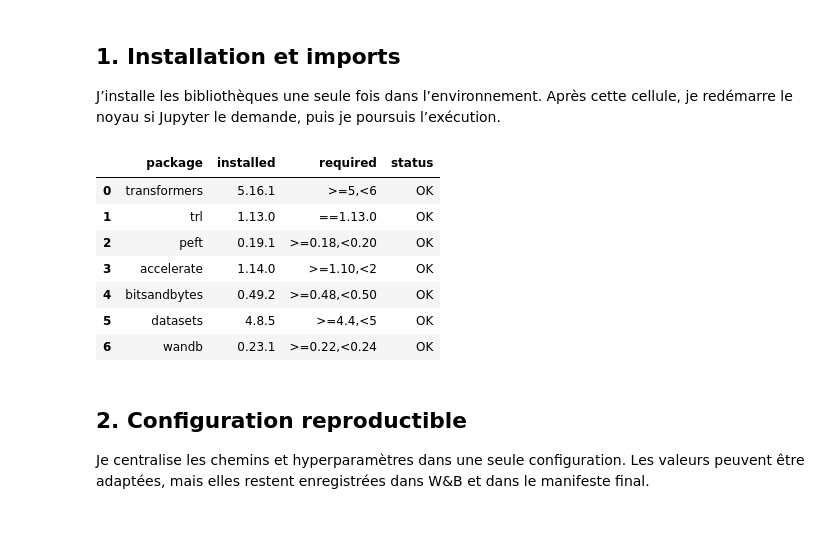
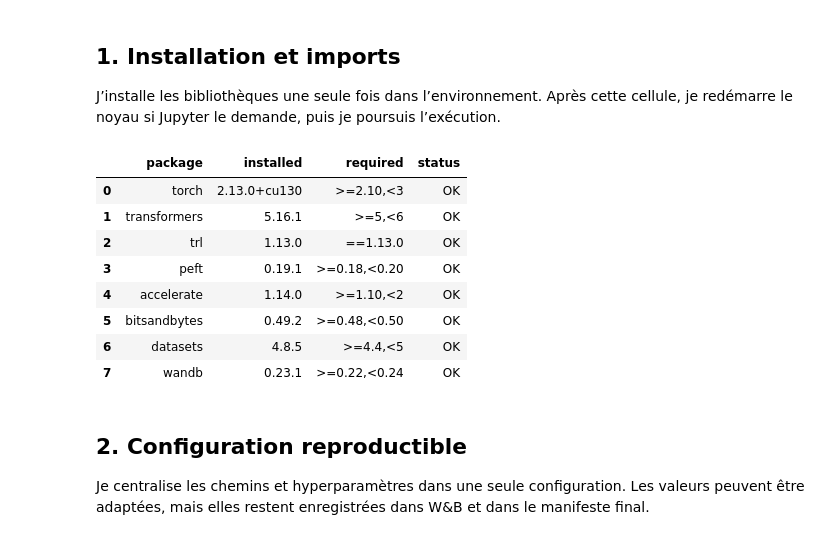
Before and after one commit to gonzalezcourrier34-glitch/medical_triage_agent, a Jupyter notebook: notebooks/03_finetuning_sft_dpo.ipynb, the cells around one changed output. Drawn from its saved outputs; the diff is of its cells as text; code cells hidden in the pictures.

```diff
--- a/notebooks/03_finetuning_sft_dpo.ipynb
+++ b/notebooks/03_finetuning_sft_dpo.ipynb
@@ -76,62 +75,62 @@ sns.set_theme(style="whitegrid")
 # %%
 # Vérifie la compatibilité des bibliothèques utilisées par le notebook.
-# Le pipeline s’arrête avant le chargement du modèle si une version est invalide.
+# Le pipeline s'arrête avant le chargement du modèle si une version est invalide.
 from importlib.metadata import version
 from packaging.specifiers import SpecifierSet
 from packaging.version import Version
 
 
 REQUIRED_VERSIONS = {
+    "torch": ">=2.10,<3",
     "transformers": ">=5,<6",
     "trl": "==1.13.0",
     "peft": ">=0.18,<0.20",
     "accelerate": ">=1.10,<2",
     "bitsandbytes": ">=0.48,<0.50",
     "datasets": ">=4.4,<5",
     "wandb": ">=0.22,<0.24"
 }
 
 installed_versions = {
     package: version(package)
     for package in REQUIRED_VERSIONS
 }
 
 invalid_versions = {
     package: {
         "installed": installed_versions[package],
         "required": requirement
     }
     for package, requirement in REQUIRED_VERSIONS.items()
     if Version(installed_versions[package]) not in SpecifierSet(requirement)
 }
 
 if invalid_versions:
     raise RuntimeError(
         f"Versions incompatibles : {invalid_versions}"
     )
 
-version_report = pd.DataFrame(
-    [
-        {
-            "package": package,
-            "installed": installed_versions[package],
-            "required": requirement,
-            "status": "OK"
-        }
-        for package, requirement in REQUIRED_VERSIONS.items()
-    ]
-)
+version_report = pd.DataFrame([
+    {
+        "package": package,
+        "installed": installed_versions[package],
+        "required": requirement,
+        "status": "OK"
+    }
+    for package, requirement in REQUIRED_VERSIONS.items()
+])
 
 display(version_report)
 # %% [output]
 |  | package | installed | required | status |
-| 0 | transformers | 5.16.1 | >=5,<6 | OK |
-| 1 | trl | 1.13.0 | ==1.13.0 | OK |
-| 2 | peft | 0.19.1 | >=0.18,<0.20 | OK |
-| 3 | accelerate | 1.14.0 | >=1.10,<2 | OK |
-| 4 | bitsandbytes | 0.49.2 | >=0.48,<0.50 | OK |
-| 5 | datasets | 4.8.5 | >=4.4,<5 | OK |
-| 6 | wandb | 0.23.1 | >=0.22,<0.24 | OK |
+| 0 | torch | 2.13.0+cu130 | >=2.10,<3 | OK |
+| 1 | transformers | 5.16.1 | >=5,<6 | OK |
+| 2 | trl | 1.13.0 | ==1.13.0 | OK |
+| 3 | peft | 0.19.1 | >=0.18,<0.20 | OK |
+| 4 | accelerate | 1.14.0 | >=1.10,<2 | OK |
+| 5 | bitsandbytes | 0.49.2 | >=0.48,<0.50 | OK |
+| 6 | datasets | 4.8.5 | >=4.4,<5 | OK |
+| 7 | wandb | 0.23.1 | >=0.22,<0.24 | OK |
 # %% [markdown]
 ## 2. Configuration reproductible
 
```
Also changed, not shown: parts of 73 cells of this notebook, 25 other files.
